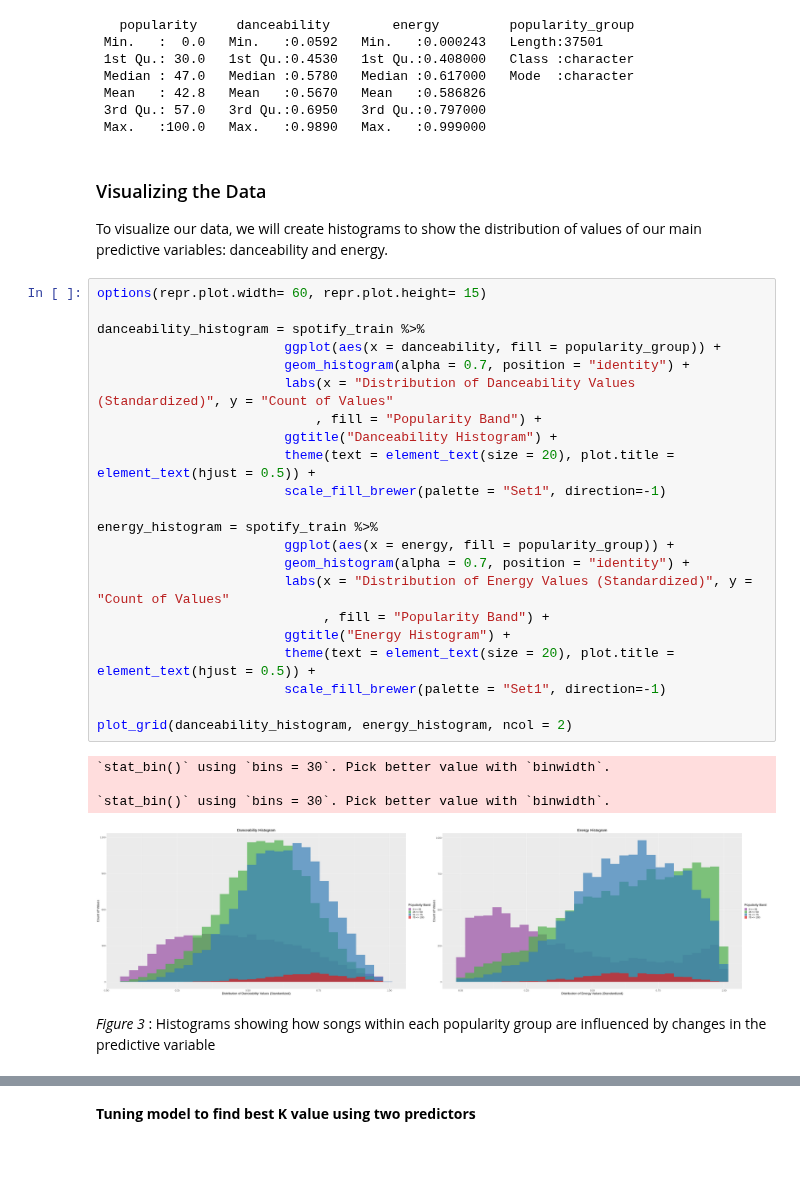
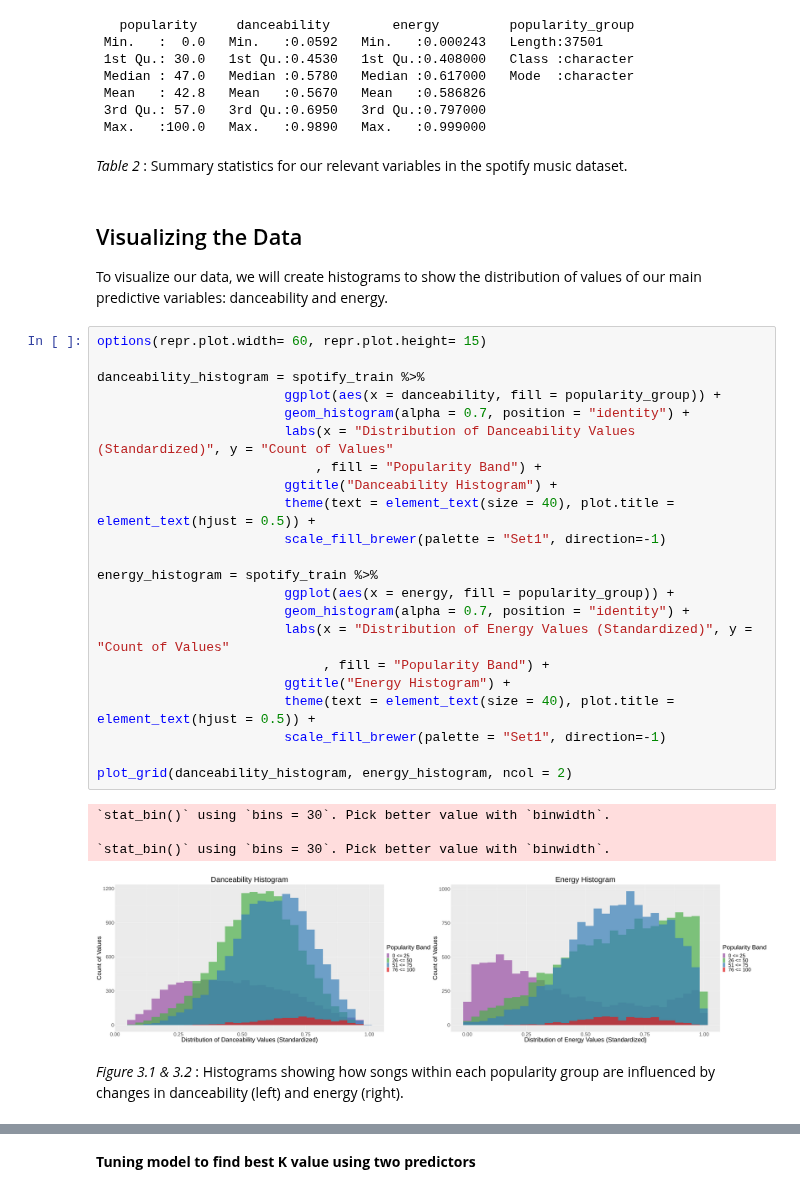
Before and after one commit to niickmerc/DSCI100-Group-Final, a Jupyter notebook: ProjectReport.ipynb, the cells around one changed output, grey strips where cells are left out. Saved outputs shown, nothing was run; the diff lists cells and outputs as text; blank space fills up the shorter version.

```diff
--- a/ProjectReport.ipynb
+++ b/ProjectReport.ipynb
@@ -140,37 +173,39 @@ summary(spotify_train)
  Mean   : 42.8   Mean   :0.5670   Mean   :0.586826
  3rd Qu.: 57.0   3rd Qu.:0.6950   3rd Qu.:0.797000
  Max.   :100.0   Max.   :0.9890   Max.   :0.999000
+# %% [markdown]
+*Table 2* : Summary statistics for our relevant variables in the spotify music dataset.
 # %% [markdown]
-### Visualizing the Data
+## Visualizing the Data
 
 To visualize our data, we will create histograms to show the distribution of values of our main predictive variables: danceability and energy.
 # %%
 options(repr.plot.width= 60, repr.plot.height= 15)
 
 danceability_histogram = spotify_train %>%
                         ggplot(aes(x = danceability, fill = popularity_group)) +
                         geom_histogram(alpha = 0.7, position = "identity") +
                         labs(x = "Distribution of Danceability Values (Standardized)", y = "Count of Values"
                             , fill = "Popularity Band") +
                         ggtitle("Danceability Histogram") +
-                        theme(text = element_text(size = 20), plot.title = element_text(hjust = 0.5)) +
+                        theme(text = element_text(size = 40), plot.title = element_text(hjust = 0.5)) +
                         scale_fill_brewer(palette = "Set1", direction=-1)
 
 energy_histogram = spotify_train %>%
                         ggplot(aes(x = energy, fill = popularity_group)) +
                         geom_histogram(alpha = 0.7, position = "identity") +
                         labs(x = "Distribution of Energy Values (Standardized)", y = "Count of Values"
                              , fill = "Popularity Band") +
                         ggtitle("Energy Histogram") +
-                        theme(text = element_text(size = 20), plot.title = element_text(hjust = 0.5)) +
+                        theme(text = element_text(size = 40), plot.title = element_text(hjust = 0.5)) +
                         scale_fill_brewer(palette = "Set1", direction=-1)
 
 plot_grid(danceability_histogram, energy_histogram, ncol = 2)
 # %% [output]
 `stat_bin()` using `bins = 30`. Pick better value with `binwidth`.
 
 `stat_bin()` using `bins = 30`. Pick better value with `binwidth`.
-[figure, old version]
+[figure, new version]
 # %% [markdown]
-*Figure 3* : Histograms showing how songs within each popularity group are influenced by changes in the predictive variable
+*Figure 3.1 & 3.2* : Histograms showing how songs within each popularity group are influenced by changes in danceability (left) and energy (right).
 # %% [markdown]
```
Also changed, not shown: parts of 19 cells of this notebook.
